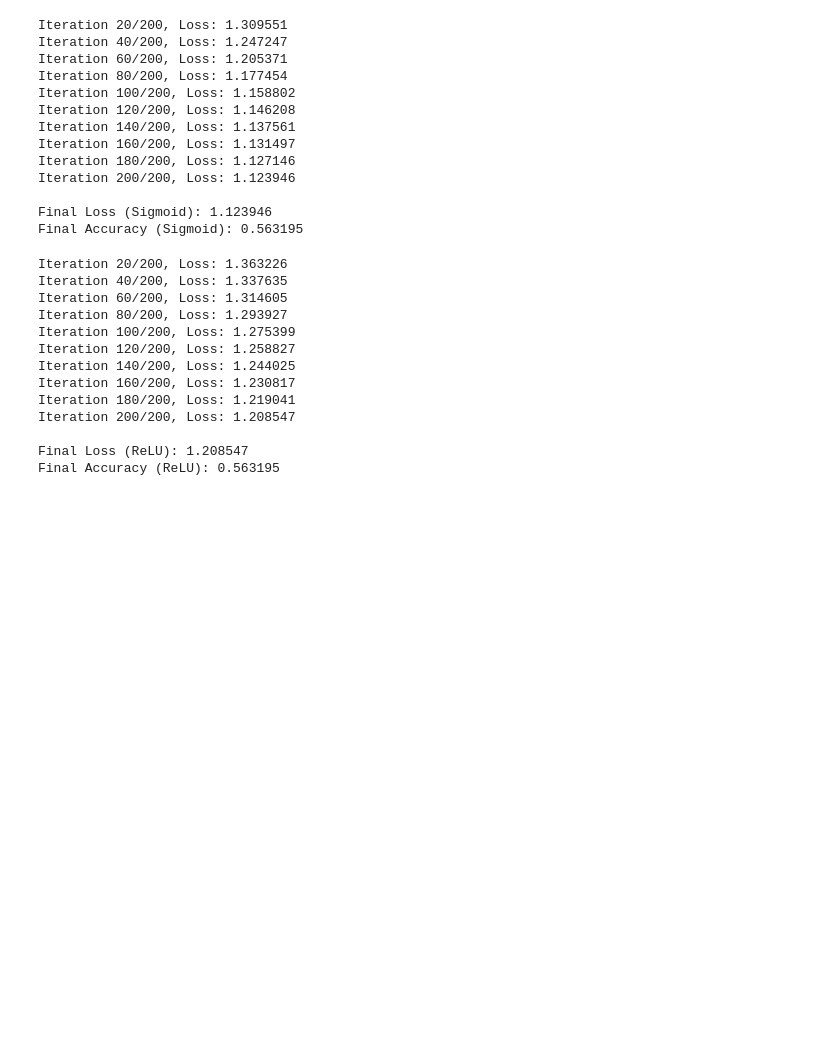
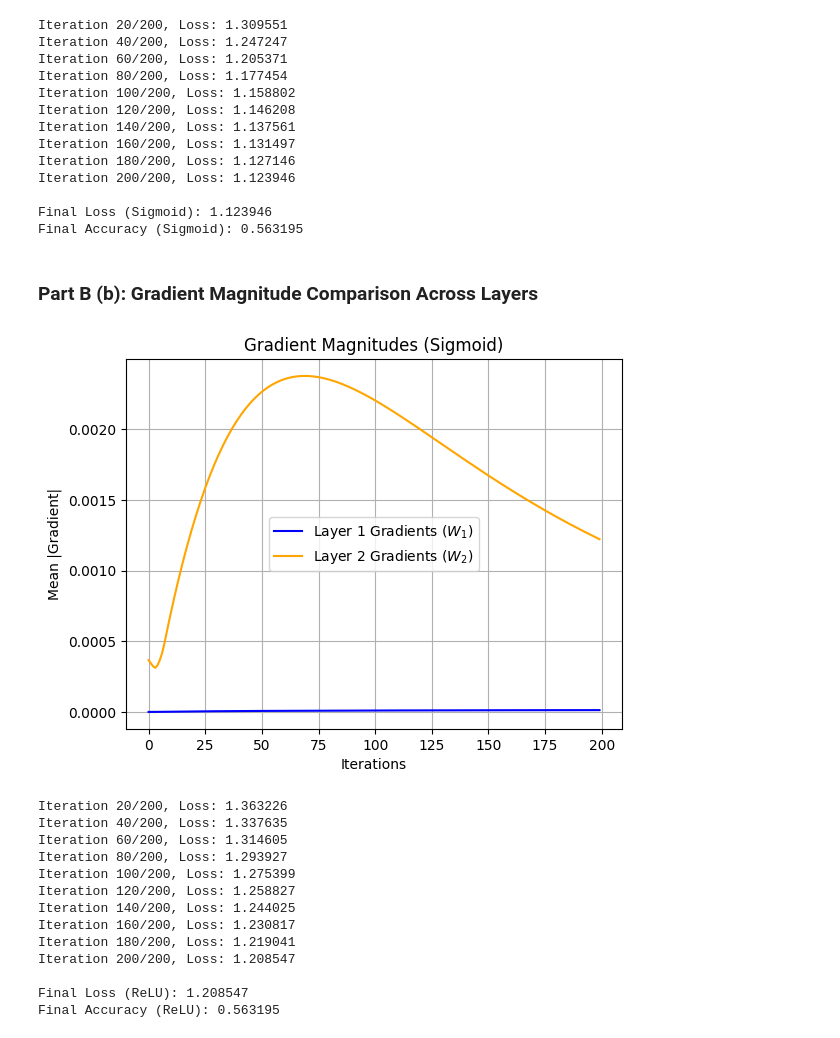
Before and after one commit to Mufaddal2153/AI600_PA1, a Jupyter notebook: Question_1.ipynb, the cells around one changed output. Cells and saved outputs as stored; diff of their text form; code cells hidden in the pictures; blank space fills up the shorter version.

Commit message:
Implemented Question Part B (b)

```diff
--- a/Question_1.ipynb
+++ b/Question_1.ipynb
@@ -358,6 +358,8 @@ def train(X, Y, learning_rate, num_iterations, activation='relu'):
     parameters = init_parameters(input_size)
     loss_history = []
     acc_history = []
+    W1_gradient_history = []
+    W2_gradient_history = []
 
     for i in range(num_iterations):
         # Forward propagation
@@ -371,6 +373,13 @@ def train(X, Y, learning_rate, num_iterations, activation='relu'):
 
         # Backward propagation
         gradients = backward_prop(X, Y, parameters, forwardpass_activations, activation)
+        dL_dW1, dL_db1, dL_dW2, dL_db2, dL_dW3, dL_db3 = gradients
+
+        W1_grad = np.mean(np.abs(dL_dW1))
+        W2_grad = np.mean(np.abs(dL_dW2))
+
+        W1_gradient_history.append(W1_grad)
+        W2_gradient_history.append(W2_grad)
 
         # Update parameters
         parameters = update_parameters(parameters, gradients, learning_rate)
@@ -379,7 +388,7 @@ def train(X, Y, learning_rate, num_iterations, activation='relu'):
         if (i + 1) % 20 == 0:
             print(f"Iteration {i + 1}/{num_iterations}, Loss: {loss:.6f}")
 
-    return parameters, loss_history, acc_history
+    return parameters, loss_history, acc_history, W1_gradient_history, W2_gradient_history
 # %%
 # Data Preparation
 np.random.seed(1)
@@ -405,7 +414,7 @@ Y_one_hot shape: (4, 41348)
 learning_rate = 0.01
 num_iterations = 200
 
-parameters_sigmoid, loss_history_sigmoid, acc_history_sigmoid = train(
+parameters_sigmoid, loss_history_sigmoid, acc_history_sigmoid, W1_gradient_history, W2_gradient_history = train(
     X, Y_one_hot,
     learning_rate=learning_rate,
     num_iterations=num_iterations,
@@ -428,6 +437,18 @@ Iteration 200/200, Loss: 1.123946
 
 Final Loss (Sigmoid): 1.123946
 Final Accuracy (Sigmoid): 0.563195
+# %% [markdown]
+### Part B (b): Gradient Magnitude Comparison Across Layers
+# %%
+plt.plot(W1_gradient_history, label='Layer 1 Gradients ($W_1$)', color='blue')
+plt.plot(W2_gradient_history, label='Layer 2 Gradients ($W_2$)', color='orange')
+plt.title('Gradient Magnitudes (Sigmoid)')
+plt.xlabel('Iterations')
+plt.ylabel('Mean |Gradient|')
+plt.legend()
+plt.grid(True)
+# %% [output]
+[figure, added]
 # %%
 ## (b) Training with ReLU Activation Function for Hidden Layers
 
```
Also changed, not shown: parts of 9 cells of this notebook.
